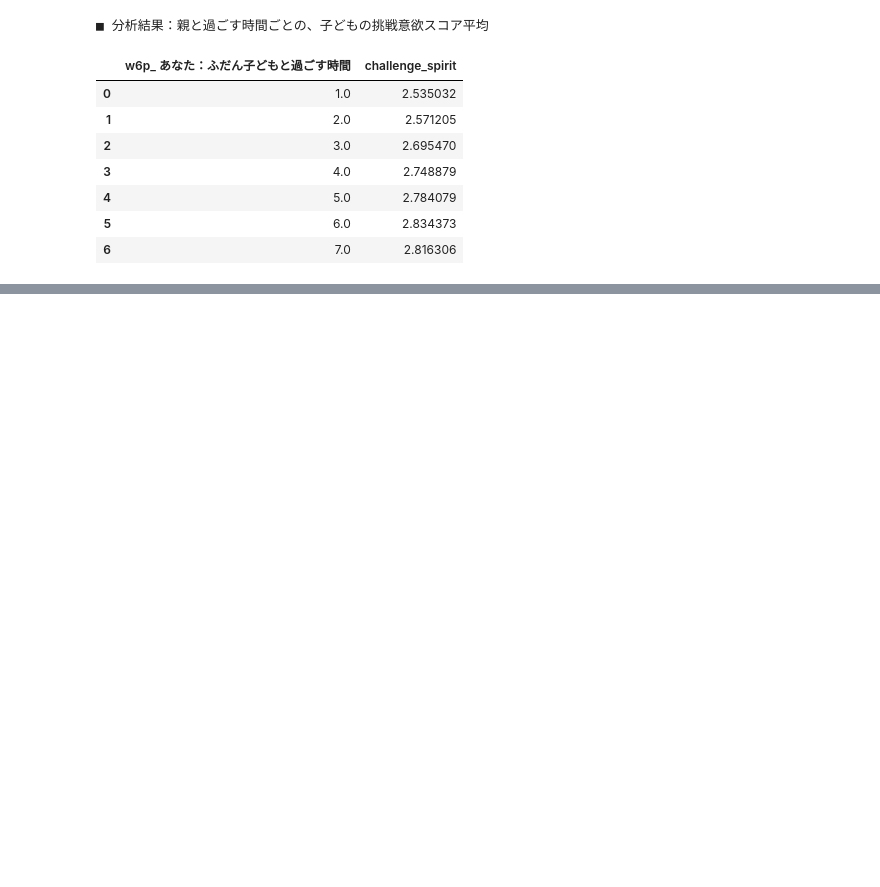
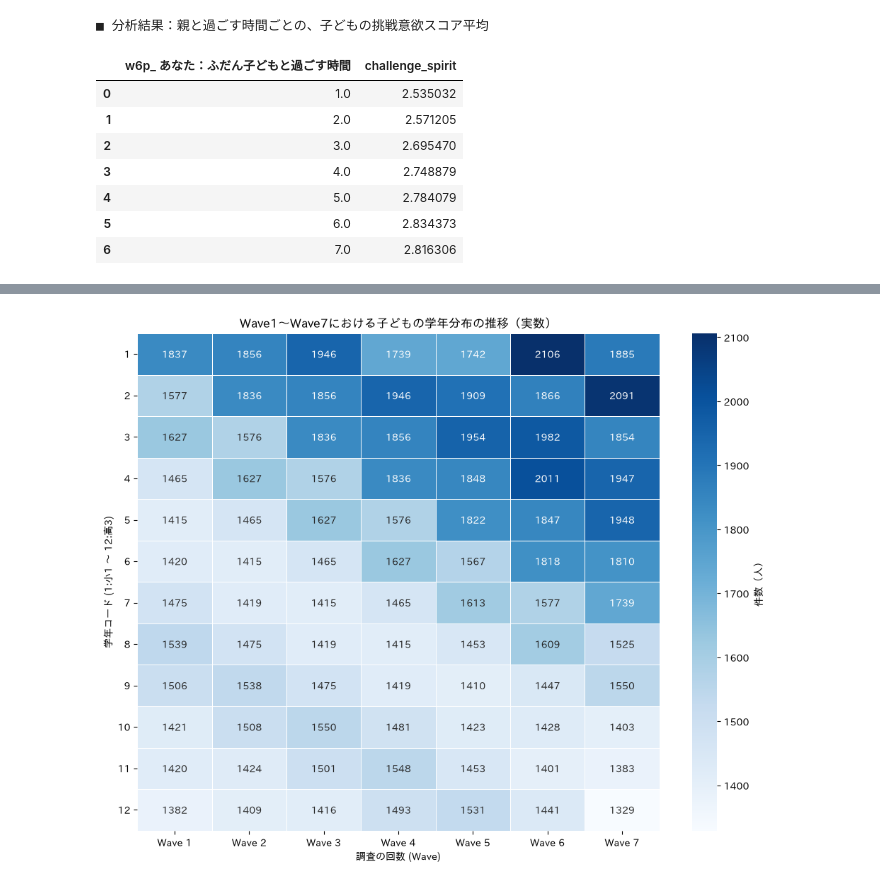
Before and after one commit to KyosukeNagai/DataScienceCompetition, a Jupyter notebook: Calculate.ipynb, the cells around one changed output, grey strips where cells are left out. Drawn from its saved outputs; the diff is of its cells as text; code cells hidden in the pictures; blank space fills up the shorter version.

```diff
--- a/Calculate.ipynb
+++ b/Calculate.ipynb
@@ -640,0 +791,45 @@ Passing `palette` without assigning `hue` is deprecated and will be removed in v
+# %%
+import pandas as pd
+import numpy as np
+import matplotlib.pyplot as plt
+import seaborn as sns
+import japanize_matplotlib
+
+# =========================================================
+# グラフ化：Wave1〜Wave7における「子どもの学年分布」のヒートマップ（件数版）
+# =========================================================
+
+# 1. データの再集計（件数として集計）
+grade_columns = [f'w{i}学年' for i in range(1, 8)]
+grade_distribution_count = pd.DataFrame()
+
+for col in grade_columns:
+    if col in df.columns:
+        temp_series = df[col].replace([7777, 8888, 9999], np.nan)
+        # normalize=Trueを外し、純粋な件数をカウントします
+        counts = temp_series.value_counts().sort_index()
+        grade_distribution_count[col] = counts
+
+grade_distribution_count.index = grade_distribution_count.index.astype(int)
+grade_distribution_count = grade_distribution_count.fillna(0)
+grade_distribution_count.columns = [f'Wave {i}' for i in range(1, 8)]
+grade_distribution_count.index.name = '学年コード'
+
+# 2. ヒートマップの描画
+plt.figure(figsize=(10, 8))
+
+# annot=Trueで数値を表示、fmt=".0f"で小数点なしの整数に指定
+sns.heatmap(grade_distribution_count, cmap='Blues', annot=True, fmt=".0f",
+            cbar_kws={'label': '件数（人）'}, linewidths=.5)
+
+plt.title('Wave1〜Wave7における子どもの学年分布の推移（実数）')
+plt.xlabel('調査の回数 (Wave)')
+plt.ylabel('学年コード (1:小1 〜 12:高3)')
+
+# Y軸の数字を見やすく水平にする
+plt.yticks(rotation=0)
+
+plt.tight_layout()
+plt.show()
+# %% [output]
+[figure, added]
```
Also changed, not shown: parts of 3 cells of this notebook.
